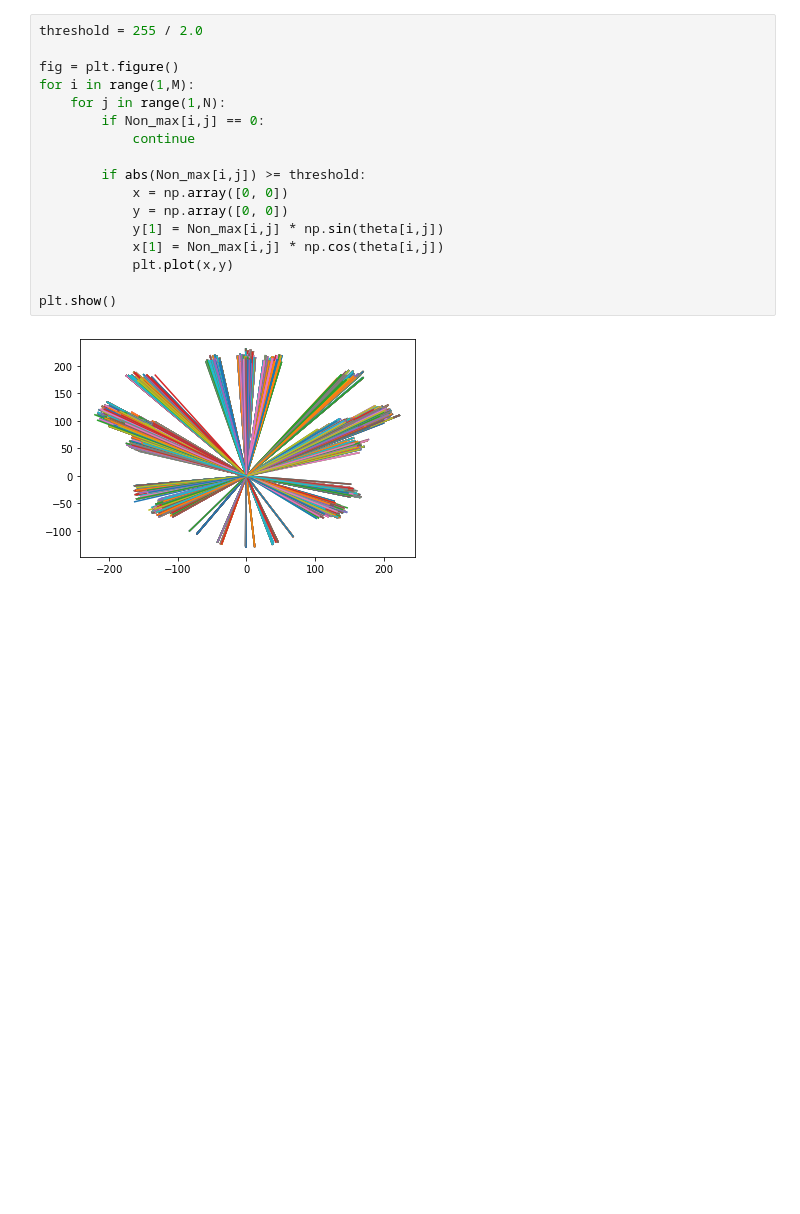
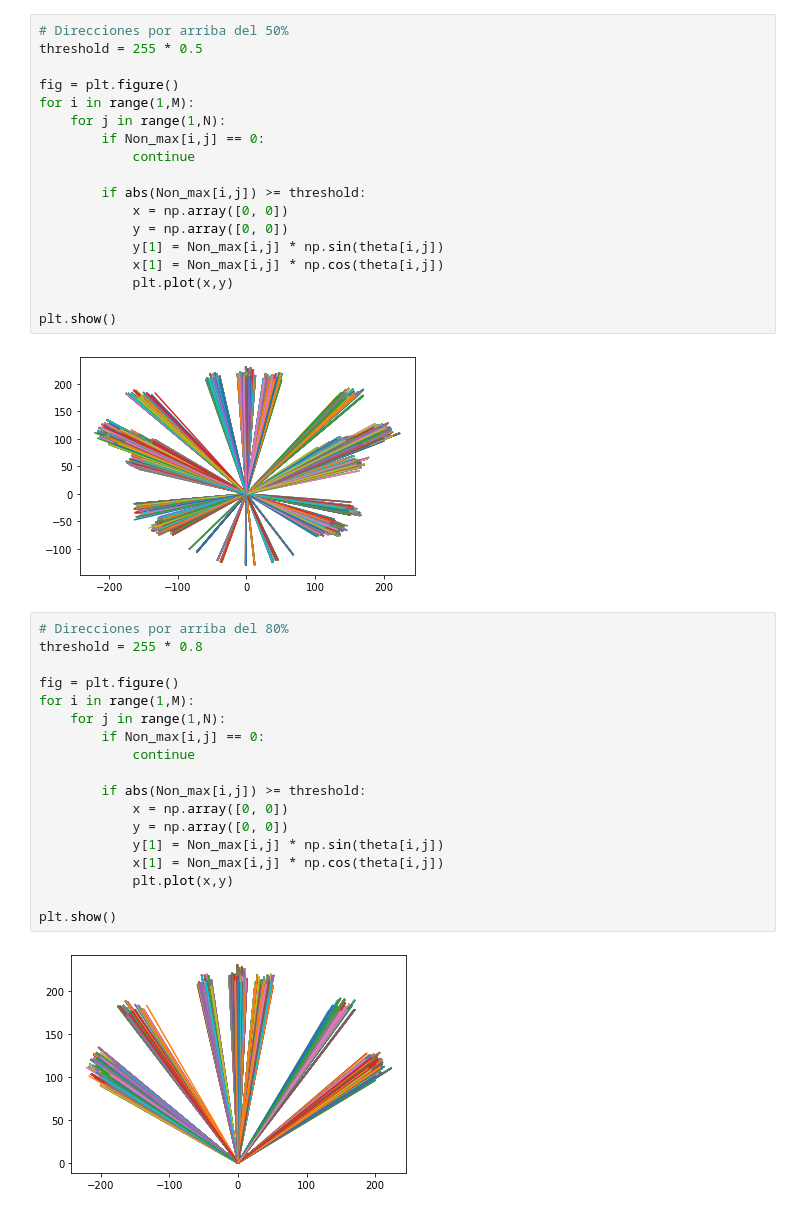
Before and after one commit to hernancontigiani/AI-Specialization, a Jupyter notebook: vis_comp_1/tp2/direcciones.ipynb, the cells around one changed output. Cells and saved outputs as stored; diff of their text form; blank space fills up the shorter version.

```diff
--- a/vis_comp_1/tp2/direcciones.ipynb
+++ b/vis_comp_1/tp2/direcciones.ipynb
@@ -92,7 +92,8 @@ plt.show()
 # %% [output]
 [figure]
 # %%
-threshold = 255 / 2.0
+# Direcciones por arriba del 50%
+threshold = 255 * 0.5
 
 fig = plt.figure()
 for i in range(1,M):
@@ -110,3 +111,23 @@ for i in range(1,M):
 plt.show()
 # %% [output]
 [figure]
+# %%
+# Direcciones por arriba del 80%
+threshold = 255 * 0.8
+
+fig = plt.figure()
+for i in range(1,M):
+    for j in range(1,N):
+        if Non_max[i,j] == 0:
+            continue
+
+        if abs(Non_max[i,j]) >= threshold:
+            x = np.array([0, 0])
+            y = np.array([0, 0])
+            y[1] = Non_max[i,j] * np.sin(theta[i,j])
+            x[1] = Non_max[i,j] * np.cos(theta[i,j])
+            plt.plot(x,y)
+
+plt.show()
+# %% [output]
+[figure, added]
```
